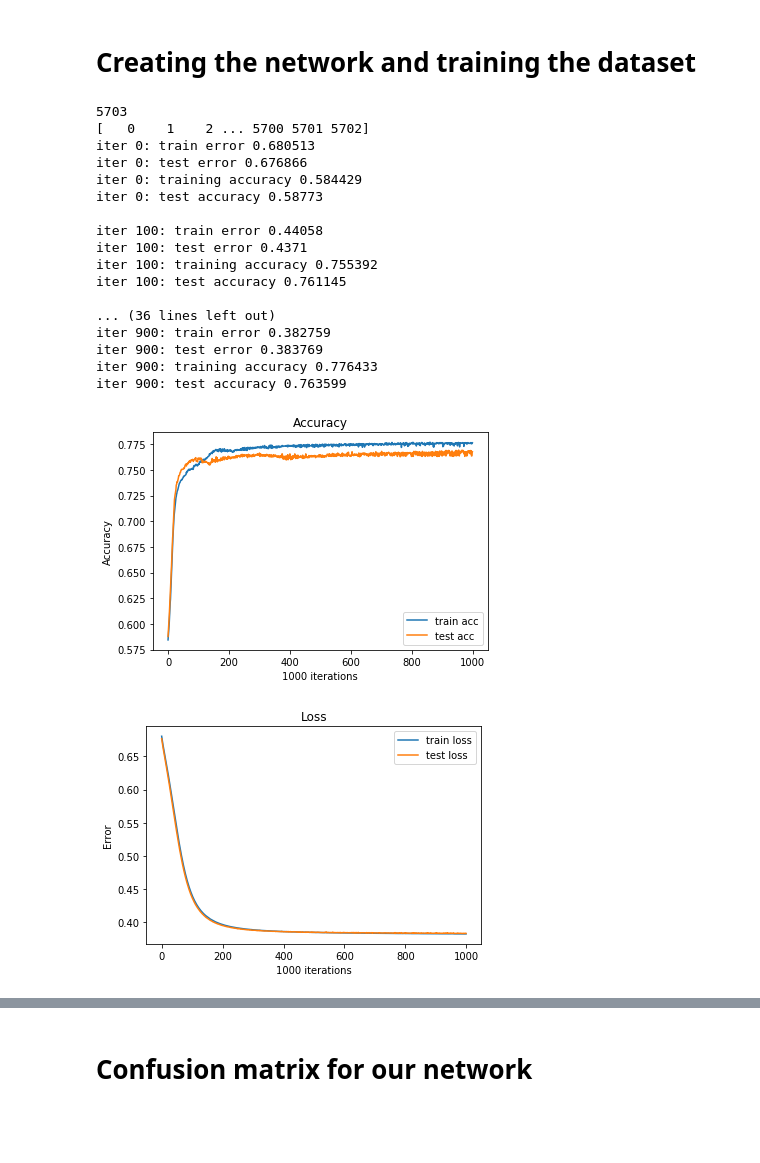
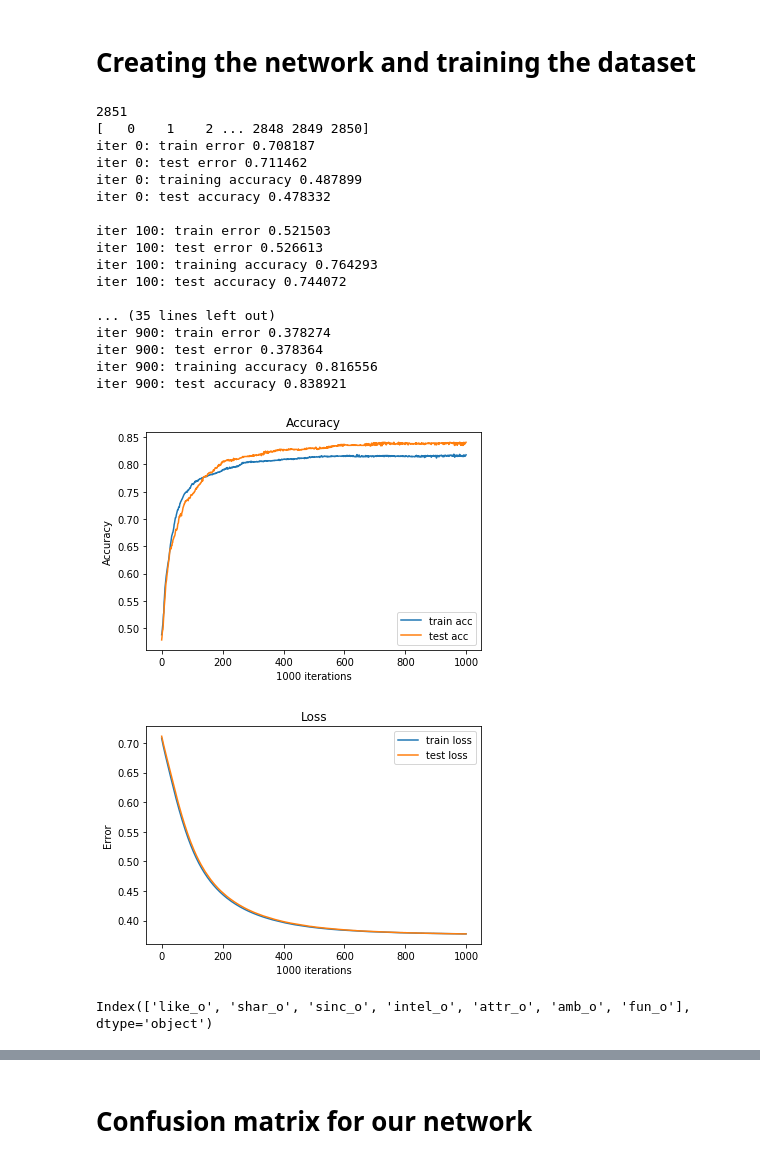
Before and after one commit to yulnicorn/Data-Analytics-Mining, a Jupyter notebook: DAM NN.ipynb, the cells around one changed output, grey strips where cells are left out. Cells and saved outputs as stored; diff of their text form; code cells hidden in the pictures; blank space fills up the shorter version.

```diff
--- a/DAM NN.ipynb
+++ b/DAM NN.ipynb
@@ -37,7 +37,7 @@ tf.compat.v1.logging.set_verbosity(tf.compat.v1.logging.ERROR)
 def scale(X, X_min, X_max):
     return (X - X_min) / (X_max - X_min)
 
-NUM_FEATURES = 19
+NUM_FEATURES = 18
 NUM_CLASSES = 2
 
 learning_rate = 0.001
@@ -72,11 +72,11 @@ def fnn(x, hidden_units):
 
 def main():
     # read train data
-    train_input = np.genfromtxt('train_new.csv', delimiter=',')
-    trainX_, train_Y = train_input[1:, :19], train_input[1:, -1].astype(int)
+    train_input = np.genfromtxt('female(imputed).csv', delimiter=',')
+    trainX, train_Y = train_input[1:, 1:19], train_input[1:, -1].astype(int)
 
     # handle missing values in trainX and then scale it
-    trainX = em(trainX_, loops=50)
+#     trainX = em(trainX_, loops=50)
     trainX = scale(trainX, np.min(trainX, axis=0), np.max(trainX, axis=0))
 
     trainY = np.zeros((train_Y.shape[0], NUM_CLASSES))
@@ -143,51 +143,51 @@ def main():
                 print("converged at iteration ", i)
                 converged = True
 
         pred = sess.run(y, feed_dict={x:testX})
 #         print('predicted', pred, 'actual', testY)
 
     # plot learning curves
     plt.figure(1)
     plt.plot(range(epochs), train_acc)
     plt.plot(range(epochs), test_acc)
     plt.legend(["train acc", "test acc"], loc='lower right')
     plt.xlabel(str(epochs) + ' iterations')
     plt.ylabel('Accuracy')
     plt.title('Accuracy')
-    plt.savefig('./figures/Training_Acc.png')
+    plt.savefig('./figures/Training_Acc(female imputed).png')
 
     plt.figure(2)
     plt.plot(range(epochs), train_err)
     plt.plot(range(epochs), test_err)
     plt.legend(["train loss", "test loss"], loc='upper right')
     plt.xlabel(str(epochs) + ' iterations')
     plt.ylabel('Error')
     plt.title('Loss')
-    plt.savefig('./figures/Testing_Acc.png')
+    plt.savefig('./figures/Testing_Acc(female inputed).png')
 
     plt.show()
 
-    return pred, testY
+    return pred, testY, testX
 
 if __name__ == '__main__':
-    pred, testY = main()
+    pred, testY, testX = main()
 # %% [output]
-5703
-[   0    1    2 ... 5700 5701 5702]
-iter 0: train error 0.680513
-iter 0: test error 0.676866
-iter 0: training accuracy 0.584429
-iter 0: test accuracy 0.58773
+2851
+[   0    1    2 ... 2848 2849 2850]
+iter 0: train error 0.708187
+iter 0: test error 0.711462
+iter 0: training accuracy 0.487899
+iter 0: test accuracy 0.478332
 
-iter 100: train error 0.44058
-iter 100: test error 0.4371
-iter 100: training accuracy 0.755392
-iter 100: test accuracy 0.761145
+iter 100: train error 0.521503
+iter 100: test error 0.526613
+iter 100: training accuracy 0.764293
+iter 100: test accuracy 0.744072
 
-... (36 lines left out)
-iter 900: train error 0.382759
-iter 900: test error 0.383769
-iter 900: training accuracy 0.776433
-iter 900: test accuracy 0.763599
+... (35 lines left out)
+iter 900: train error 0.378274
+iter 900: test error 0.378364
+iter 900: training accuracy 0.816556
+iter 900: test accuracy 0.838921
-[figure, old version]
+[figure, new version]
-[figure, old version]
+[figure, new version]
@@ -193,0 +222,4 @@ iter 900: test accuracy 0.763599
+# %%
+x_unscale.columns
+# %% [output]
+Index(['like_o', 'shar_o', 'sinc_o', 'intel_o', 'attr_o', 'amb_o', 'fun_o'], dtype='object')
```
Also changed, not shown: parts of 32 cells of this notebook.
